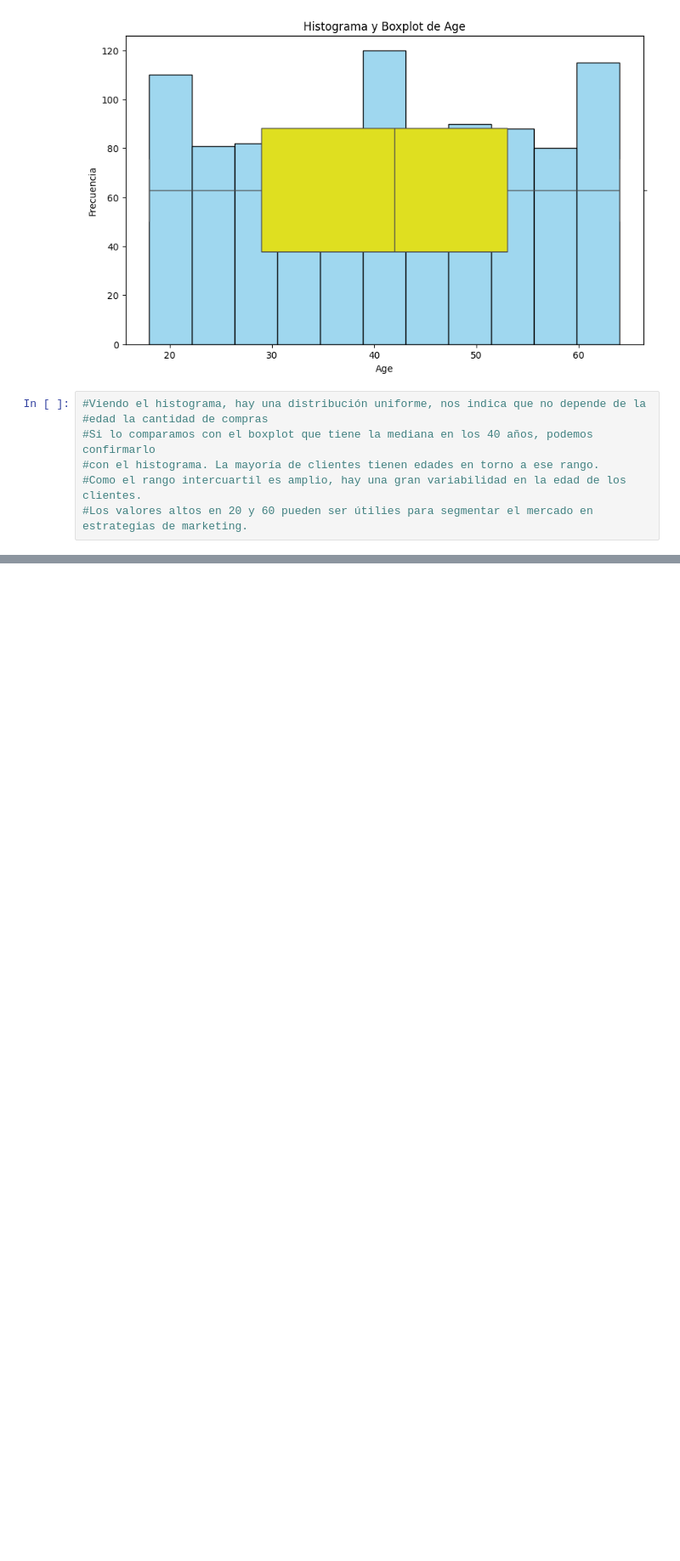
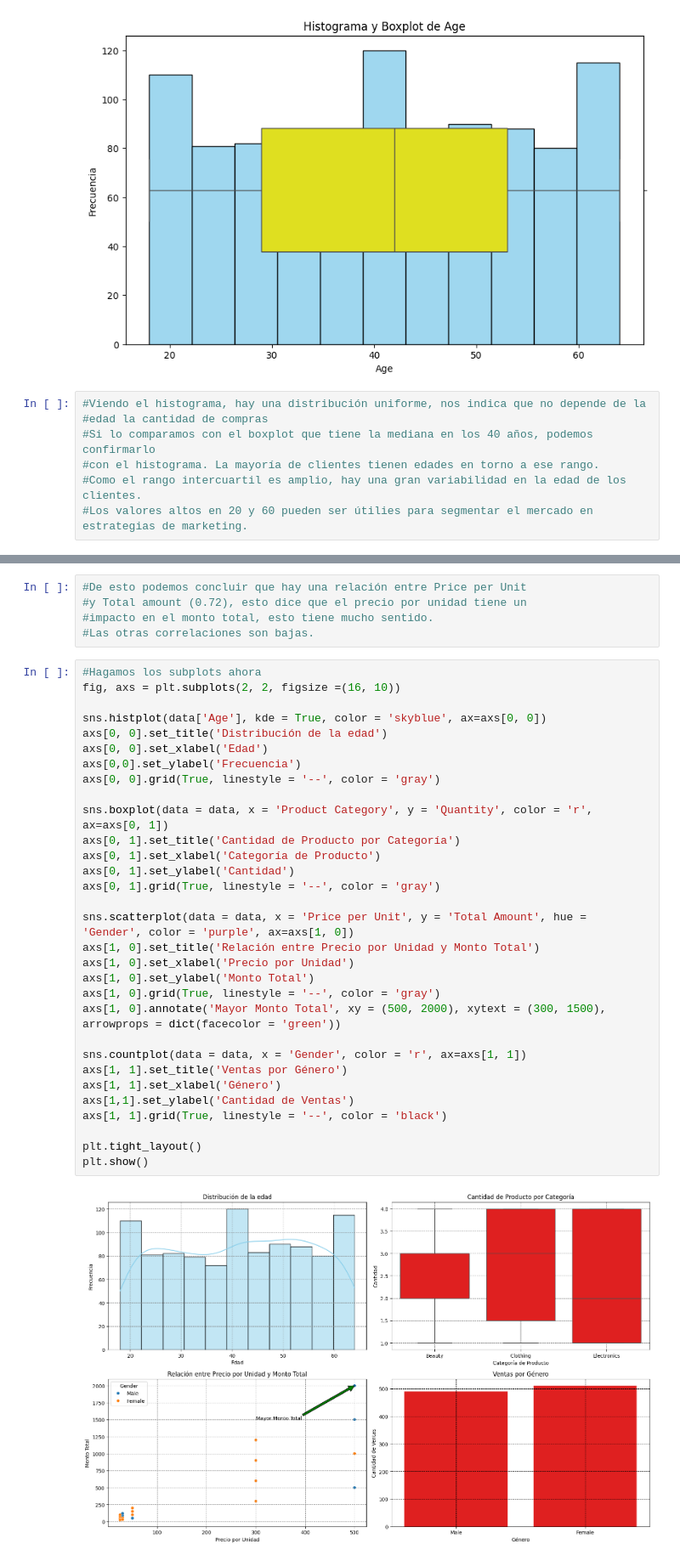
Before and after one commit to MathiasOrtiz/retail-sales-analysis, a Jupyter notebook: retail-sales-analysis.ipynb, the cells around one changed output, grey strips where cells are left out. Shown: that part at 85% size. Cells and saved outputs as stored; diff of their text form; blank space fills up the shorter version.

```diff
--- a/retail-sales-analysis.ipynb
+++ b/retail-sales-analysis.ipynb
@@ -798,0 +904,38 @@ plt.show()
+# %%
+#De esto podemos concluir que hay una relación entre Price per Unit
+#y Total amount (0.72), esto dice que el precio por unidad tiene un
+#impacto en el monto total, esto tiene mucho sentido.
+#Las otras correlaciones son bajas.
+# %%
+#Hagamos los subplots ahora
+fig, axs = plt.subplots(2, 2, figsize =(16, 10))
+
+sns.histplot(data['Age'], kde = True, color = 'skyblue', ax=axs[0, 0])
+axs[0, 0].set_title('Distribución de la edad')
+axs[0, 0].set_xlabel('Edad')
+axs[0,0].set_ylabel('Frecuencia')
+axs[0, 0].grid(True, linestyle = '--', color = 'gray')
+
+sns.boxplot(data = data, x = 'Product Category', y = 'Quantity', color = 'r', ax=axs[0, 1])
+axs[0, 1].set_title('Cantidad de Producto por Categoría')
+axs[0, 1].set_xlabel('Categoría de Producto')
+axs[0, 1].set_ylabel('Cantidad')
+axs[0, 1].grid(True, linestyle = '--', color = 'gray')
+
+sns.scatterplot(data = data, x = 'Price per Unit', y = 'Total Amount', hue = 'Gender', color = 'purple', ax=axs[1, 0])
+axs[1, 0].set_title('Relación entre Precio por Unidad y Monto Total')
+axs[1, 0].set_xlabel('Precio por Unidad')
+axs[1, 0].set_ylabel('Monto Total')
+axs[1, 0].grid(True, linestyle = '--', color = 'gray')
+axs[1, 0].annotate('Mayor Monto Total', xy = (500, 2000), xytext = (300, 1500), arrowprops = dict(facecolor = 'green'))
+
+sns.countplot(data = data, x = 'Gender', color = 'r', ax=axs[1, 1])
+axs[1, 1].set_title('Ventas por Género')
+axs[1, 1].set_xlabel('Género')
+axs[1,1].set_ylabel('Cantidad de Ventas')
+axs[1, 1].grid(True, linestyle = '--', color = 'black')
+
+plt.tight_layout()
+plt.show()
+# %% [output]
+[figure, added]
```
Also changed, not shown: parts of 11 cells of this notebook.
